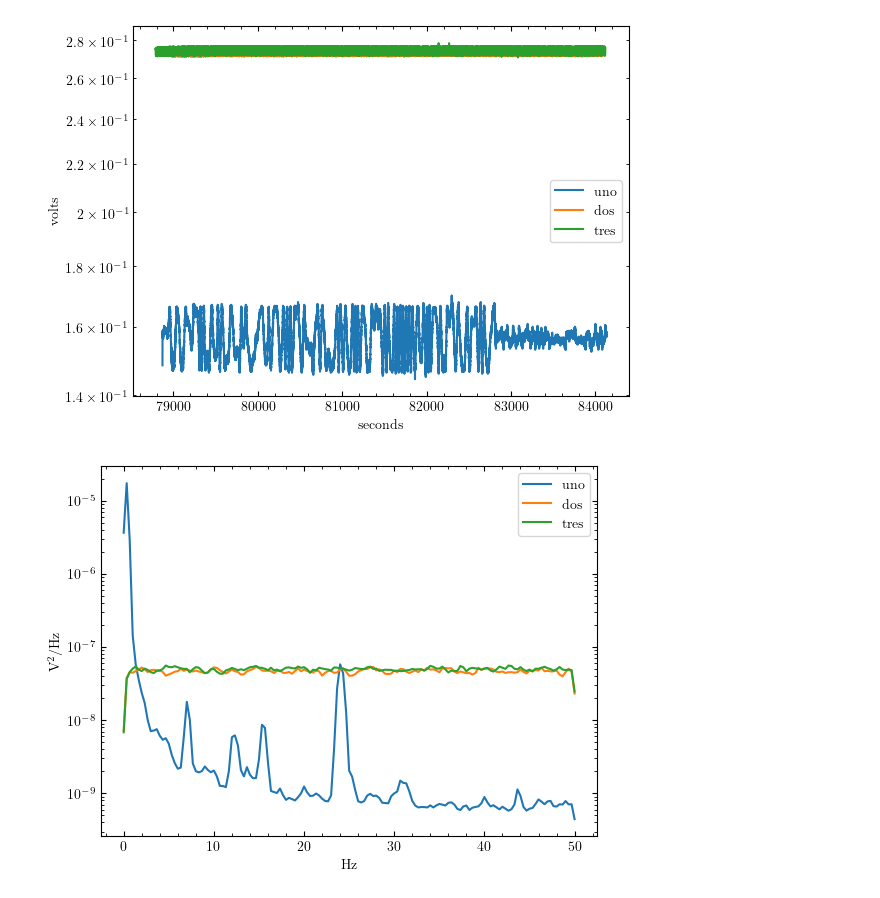
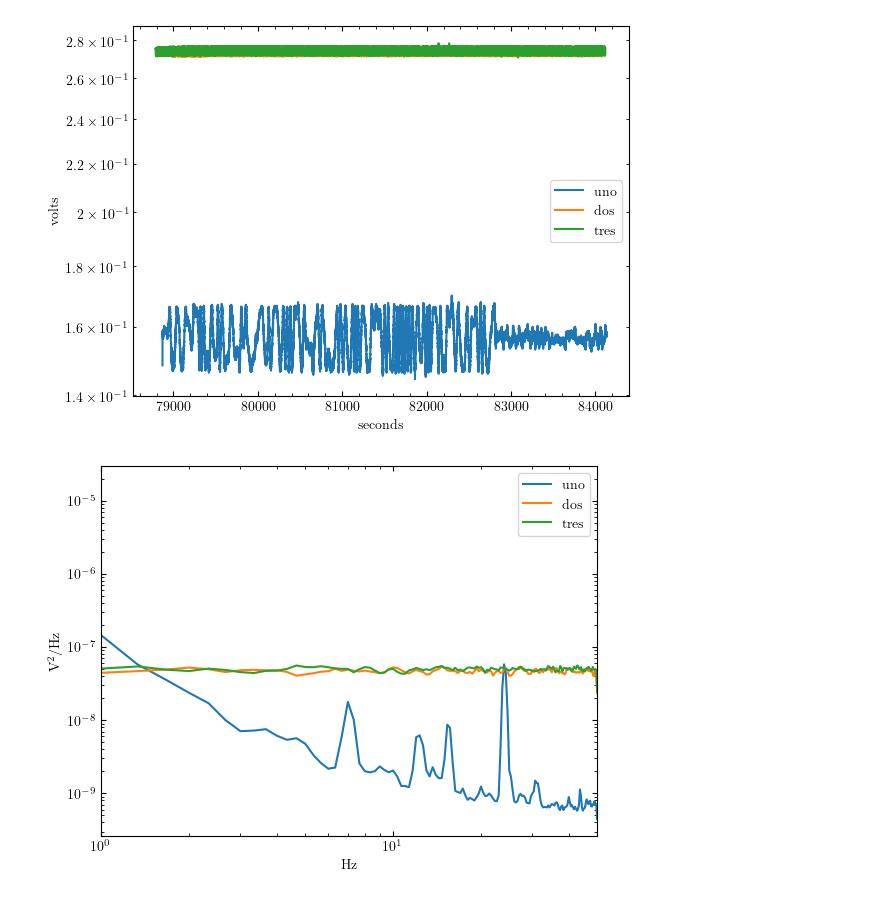
Before and after one commit to Bkorotko03/ALTrainSeismo, a Jupyter notebook: testsAndSuch/noMagFull/noMagFull.ipynb, the cells around one changed output. Cells and saved outputs as stored; diff of their text form; code cells hidden in the pictures.

```diff
--- a/testsAndSuch/noMagFull/noMagFull.ipynb
+++ b/testsAndSuch/noMagFull/noMagFull.ipynb
@@ -47,11 +47,13 @@ tresFGrid,tresPSD = sp.signal.welch(tresVolt,fs=sampFreq,nperseg=nper)
 # %%
 plt.plot(unoFGrid,unoPSD,label='uno')
 plt.plot(dosFGrid,dosPSD,label='dos')
 plt.plot(tresFGrid,tresPSD,label='tres')
 plt.xlabel('Hz')
 plt.ylabel('V$^2$/Hz')
 plt.semilogy()
+plt.semilogx()
+plt.xlim(1,50)
 plt.legend()
 plt.show()
 # %% [output]
-[figure, old version]
+[figure, new version]
```
Also changed, not shown: 11 other files.
